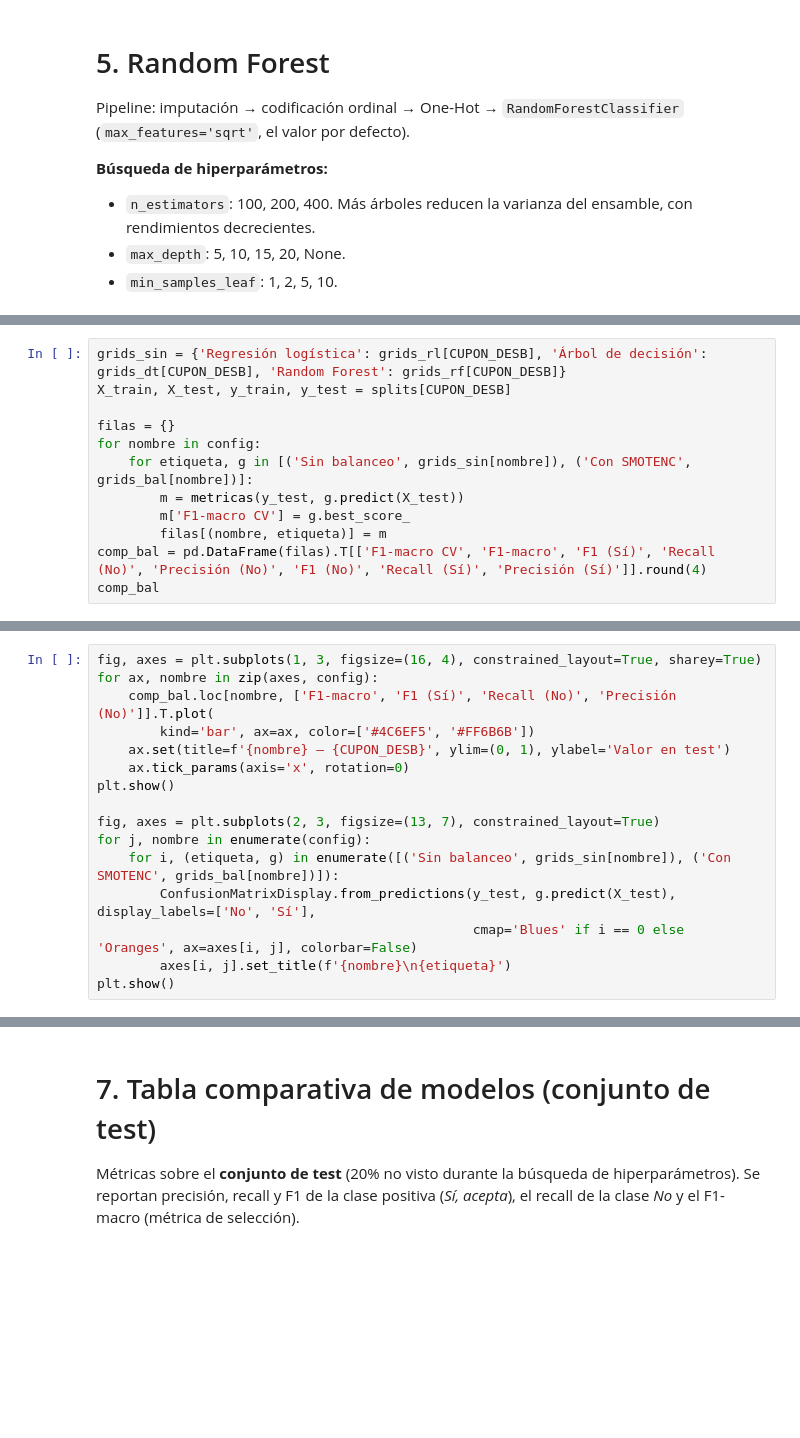
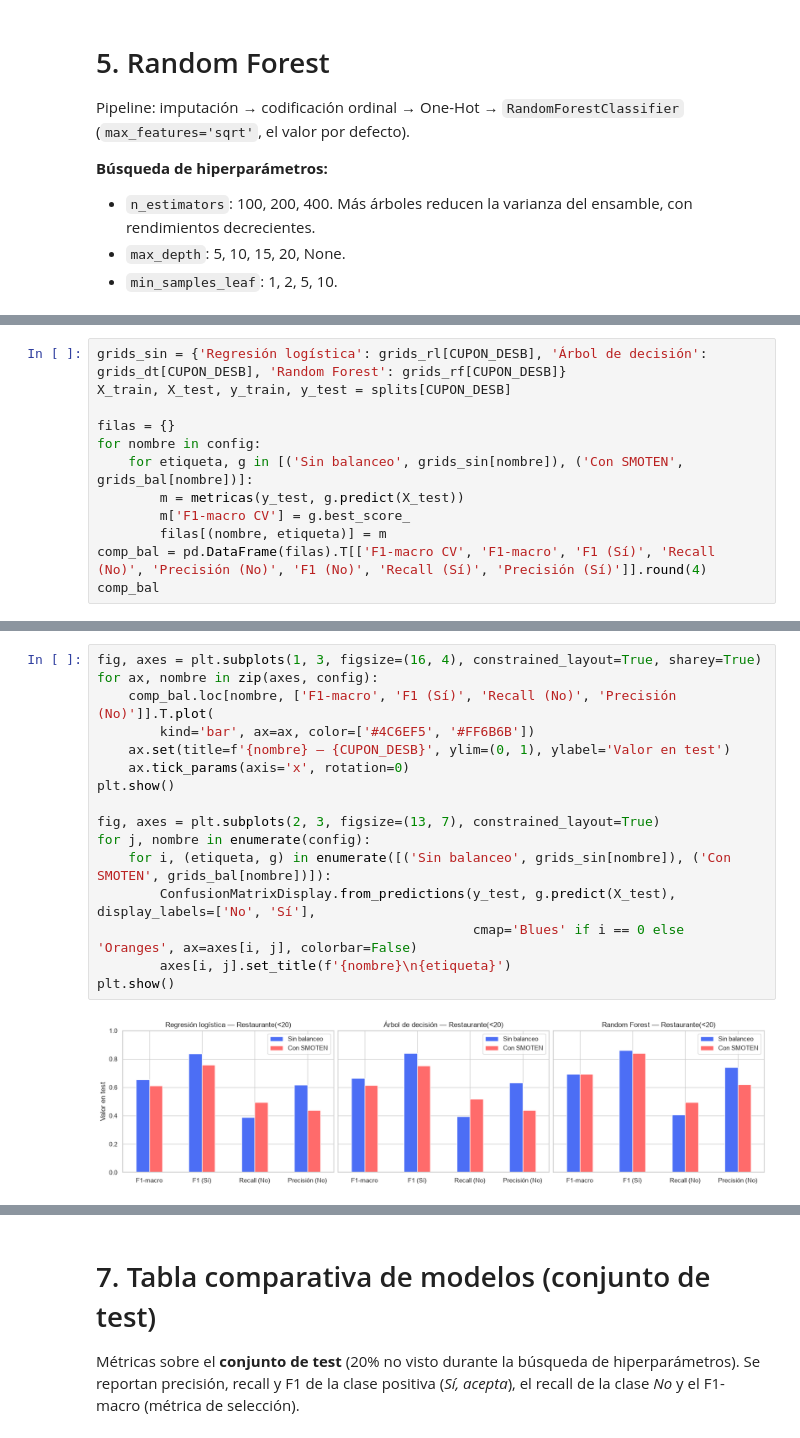
Before and after one commit to vergarave/lab3_ML, a Jupyter notebook: Lab3_Clasificacion.ipynb, the cells around one changed output, grey strips where cells are left out. Saved outputs shown, nothing was run; the diff lists cells and outputs as text; blank space fills up the shorter version.

```diff
--- a/Lab3_Clasificacion.ipynb
+++ b/Lab3_Clasificacion.ipynb
@@ -543,7 +907,7 @@ X_train, X_test, y_train, y_test = splits[CUPON_DESB]
 
 filas = {}
 for nombre in config:
-    for etiqueta, g in [('Sin balanceo', grids_sin[nombre]), ('Con SMOTENC', grids_bal[nombre])]:
+    for etiqueta, g in [('Sin balanceo', grids_sin[nombre]), ('Con SMOTEN', grids_bal[nombre])]:
         m = metricas(y_test, g.predict(X_test))
         m['F1-macro CV'] = g.best_score_
         filas[(nombre, etiqueta)] = m
@@ -552,16 +924,18 @@ comp_bal
 # %%
 fig, axes = plt.subplots(1, 3, figsize=(16, 4), constrained_layout=True, sharey=True)
 for ax, nombre in zip(axes, config):
     comp_bal.loc[nombre, ['F1-macro', 'F1 (Sí)', 'Recall (No)', 'Precisión (No)']].T.plot(
         kind='bar', ax=ax, color=['#4C6EF5', '#FF6B6B'])
     ax.set(title=f'{nombre} — {CUPON_DESB}', ylim=(0, 1), ylabel='Valor en test')
     ax.tick_params(axis='x', rotation=0)
 plt.show()
 
 fig, axes = plt.subplots(2, 3, figsize=(13, 7), constrained_layout=True)
 for j, nombre in enumerate(config):
-    for i, (etiqueta, g) in enumerate([('Sin balanceo', grids_sin[nombre]), ('Con SMOTENC', grids_bal[nombre])]):
+    for i, (etiqueta, g) in enumerate([('Sin balanceo', grids_sin[nombre]), ('Con SMOTEN', grids_bal[nombre])]):
         ConfusionMatrixDisplay.from_predictions(y_test, g.predict(X_test), display_labels=['No', 'Sí'],
                                                 cmap='Blues' if i == 0 else 'Oranges', ax=axes[i, j], colorbar=False)
         axes[i, j].set_title(f'{nombre}\n{etiqueta}')
 plt.show()
+# %% [output]
+[figure, added]
```
Also changed, not shown: parts of 57 cells of this notebook, 7 other files.
